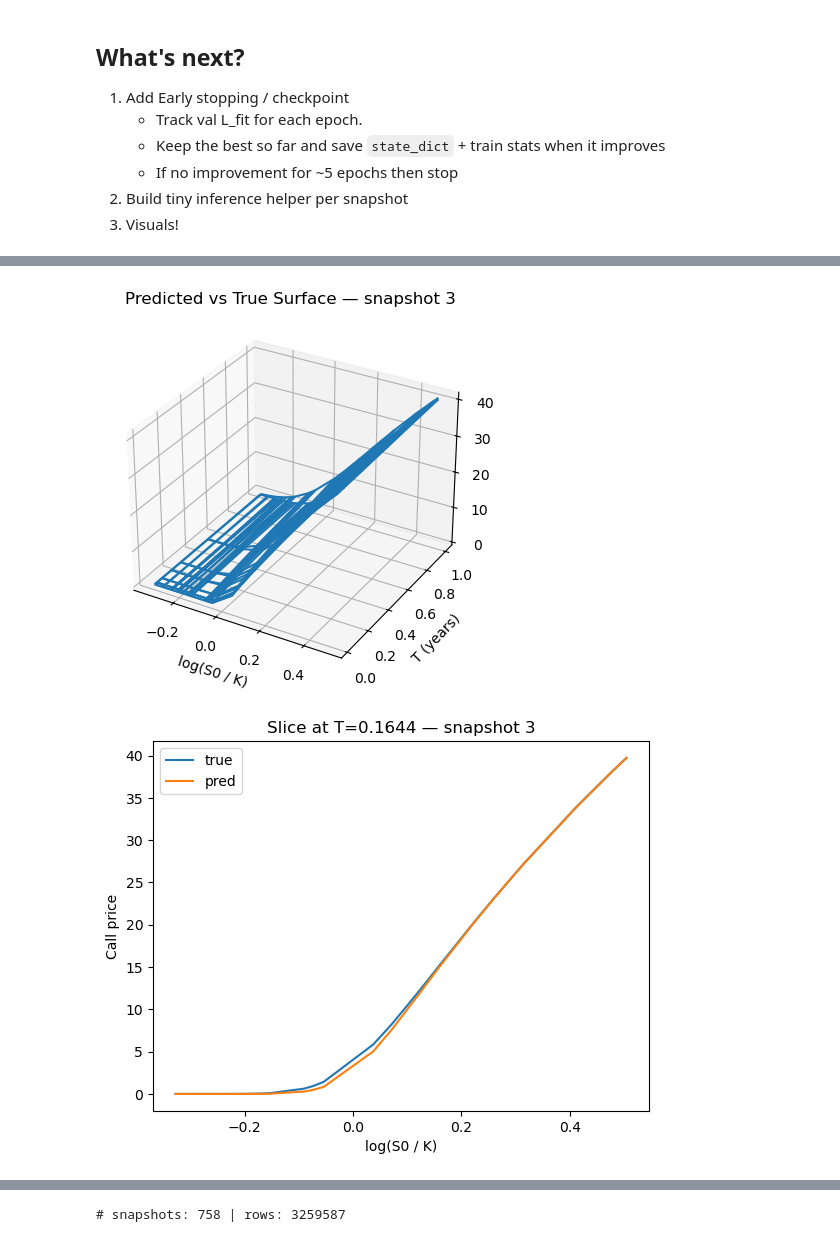
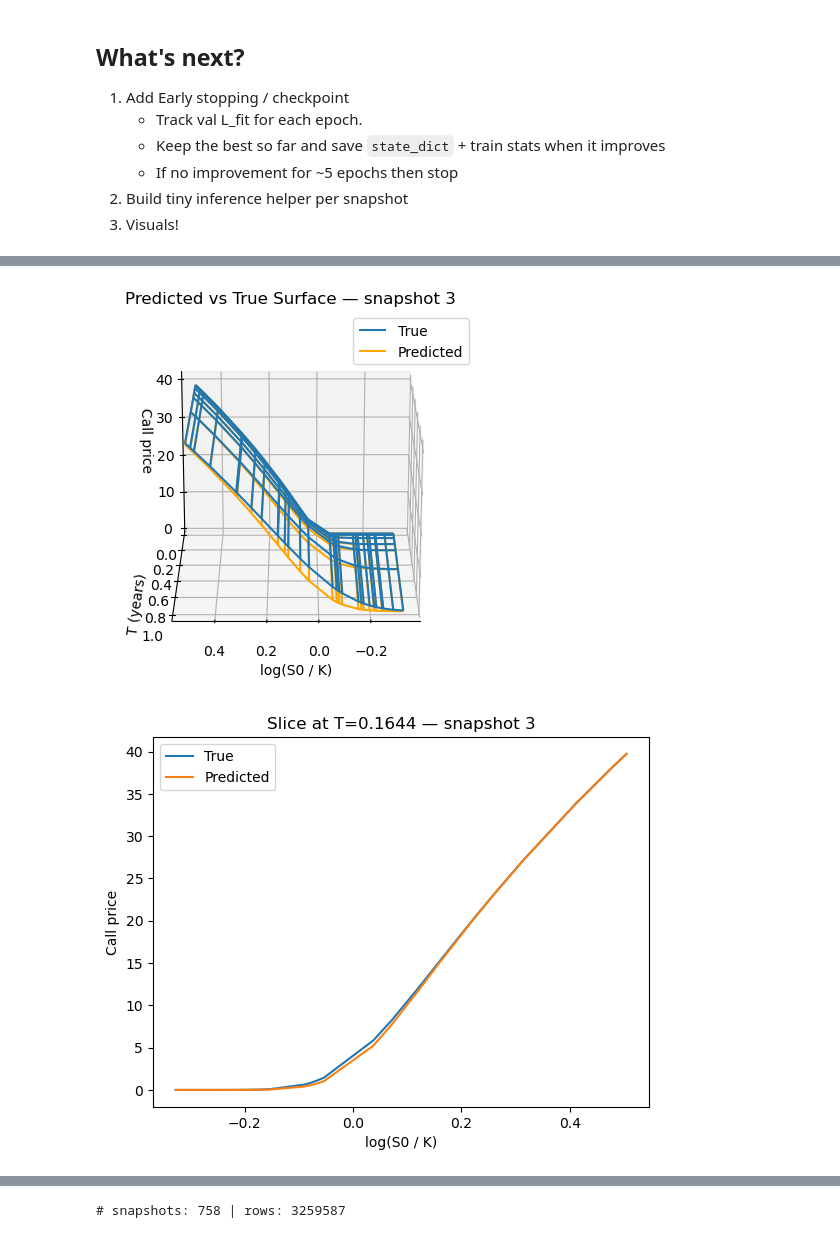
Before and after one commit to nickvpn/deep-learning-2025, a Jupyter notebook: Projects/Project 1/Project1.ipynb, the cells around one changed output, grey strips where cells are left out. Saved outputs shown, nothing was run; the diff lists cells and outputs as text; code cells hidden in the pictures.

```diff
--- a/Projects/Project 1/Project1.ipynb
+++ b/Projects/Project 1/Project1.ipynb
@@ -587,19 +638,34 @@ df_val = filter_by_snapshots(df, splits["val"])
 df_train_obs = observed_only(df_train, obs_mask)
 df_val_obs = observed_only(df_val,   obs_mask)
 
+NUM_WORKERS = 4  # 0 for absolute simplicity
+BS = 1024
+
 # DATASETS (fit stats on train, reuse on val)
 train_ds = OptionDataset(df_train_obs, stats=None, standardize=True)
 val_ds = OptionDataset(df_val_obs, stats=train_ds.stats, standardize=True)
 
 # DATALOADERS
-train_loader = DataLoader(train_ds, batch_size=1024, shuffle=True)
-val_loader = DataLoader(val_ds, batch_size=1024, shuffle=False)
+train_loader = DataLoader(
+    train_ds, batch_size=BS, shuffle=True,
+    generator=GEN_CPU, num_workers=NUM_WORKERS,
+    worker_init_fn=worker_init_fn, persistent_workers=(NUM_WORKERS>0),
+    pin_memory=True
+)
+
+val_loader = DataLoader(
+    val_ds, batch_size=BS, shuffle=False,
+    num_workers=NUM_WORKERS, worker_init_fn=worker_init_fn,
+    persistent_workers=(NUM_WORKERS>0), pin_memory=True
+)
 
 # helper to move a batch to device
 device = torch.device("cuda" if torch.cuda.is_available() else "cpu")
 def to_device(batch, device):
     return {k: (v.to(device) if torch.is_tensor(v) else v) for k, v in batch.items()}
 # %%
+GEN_CPU, GEN_CUDA = set_seed(SEED, deterministic=True)
+
 # MODEL + ADAM OPTIMIZER
 model = MLP_IV().to(device)
 
@@ -613,8 +681,6 @@ optimizer = torch.optim.Adam(
 # %%
-import os, json
-
 ckpt_path = "model_best.pt"
-best_val  = math.inf
+best_val  = float("inf")
 patience  = 5
 bad_epochs = 0
 log_every = 1  # epochs
@@ -881,34 +973,36 @@ plt.show()
 # %%
 E, TT = np.meshgrid(e_vals, t_vals)  # same shape as grids
 
 fig = plt.figure()
 ax = fig.add_subplot(111, projection="3d")
 
 # True surface (wireframe)
-ax.plot_wireframe(E, TT, grid_true)
+ax.plot_wireframe(E, TT, grid_true, label="True")
 
 # Predicted surface (wireframe)
-ax.plot_wireframe(E, TT, grid_pred)
+ax.plot_wireframe(E, TT, grid_pred, color="orange", label="Predicted" )
 
 ax.set_xlabel("log(S0 / K)")
 ax.set_ylabel("T (years)")
 ax.set_zlabel("Call price")
 ax.set_title(f"Predicted vs True Surface — snapshot {sid}")
+ax.view_init(elev=20, azim=90)
+plt.legend()
 plt.show()
 # %% [output]
-[figure, old version]
+[figure, new version]
 # %%
 # pick the middle tenor row for a clean slice
 row = len(t_vals) // 2
 plt.figure()
-plt.plot(e_vals, grid_true[row], label="true")
-plt.plot(e_vals, grid_pred[row], label="pred")
+plt.plot(e_vals, grid_true[row], label="True")
+plt.plot(e_vals, grid_pred[row], label="Predicted")
 plt.xlabel("log(S0 / K)")
 plt.ylabel("Call price")
 plt.title(f"Slice at T={t_vals[row]:.4f} — snapshot {sid}")
 plt.legend()
 plt.show()
 # %% [output]
-[figure, old version]
+[figure, new version]
 # %% [markdown]
 ## REAL DATA
```
Also changed, not shown: parts of 40 cells of this notebook, 10 other files.
